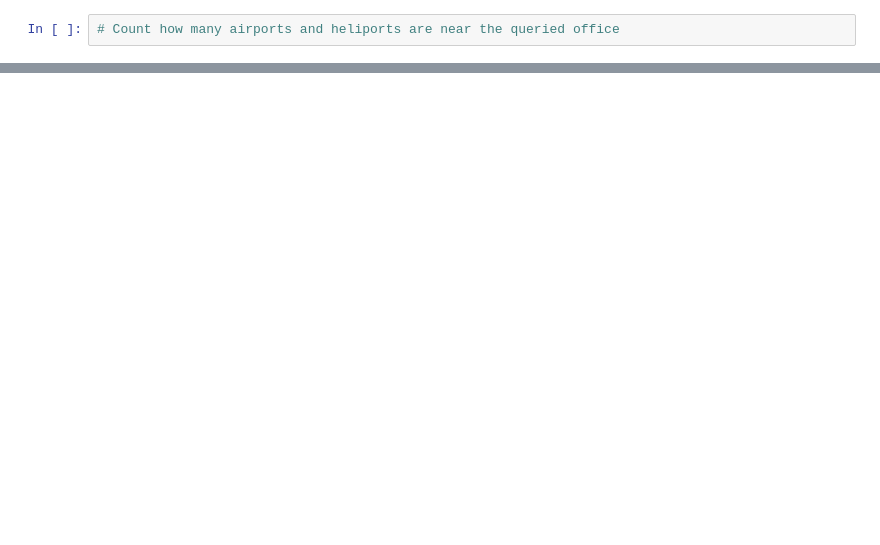
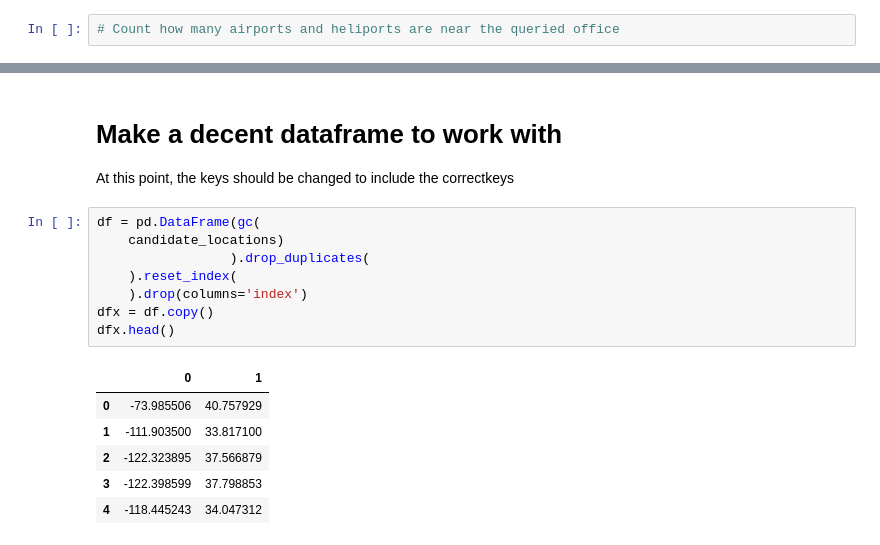
Before and after one commit to rihp/geodata, a Jupyter notebook: MongoDB_GeoQueries.ipynb, the cells around one changed output, grey strips where cells are left out. Cells and saved outputs as stored; diff of their text form; blank space fills up the shorter version.

```diff
--- a/MongoDB_GeoQueries.ipynb
+++ b/MongoDB_GeoQueries.ipynb
@@ -169,0 +175,19 @@ Evaluating this office location: [13.4109071, 52.5013449]
+# %% [markdown]
+# Make a decent dataframe to work with
+
+At this point, the keys should be changed to include the correctkeys
+# %%
+df = pd.DataFrame(gc(
+    candidate_locations)
+                 ).drop_duplicates(
+    ).reset_index(
+    ).drop(columns='index')
+dfx = df.copy()
+dfx.head()
+# %% [output]
+|  | 0 | 1 |
+| 0 | -73.985506 | 40.757929 |
+| 1 | -111.903500 | 33.817100 |
+| 2 | -122.323895 | 37.566879 |
+| 3 | -122.398599 | 37.798853 |
+| 4 | -118.445243 | 34.047312 |
```
Also changed, not shown: parts of 46 cells of this notebook, 6 other files.
